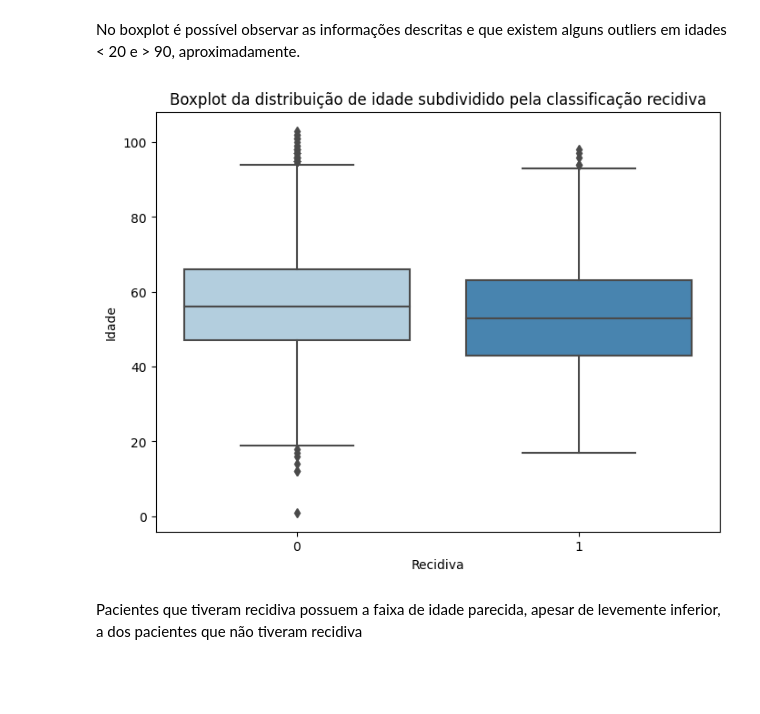
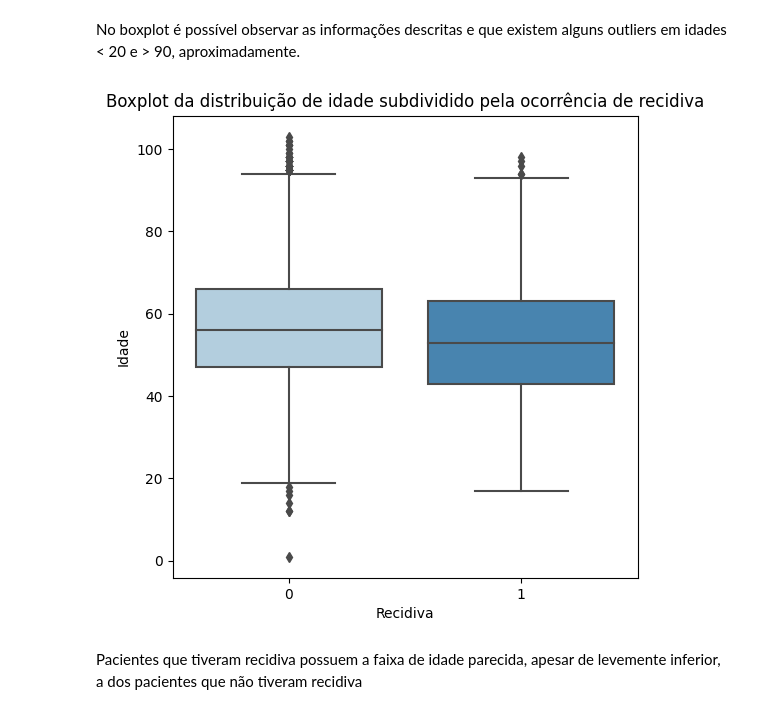
Before and after one commit to ailafelixa/ML-Model-Breast-Cancer-Recurrence, a Jupyter notebook: Breast_Cancer_Recurrence_Model.ipynb, the cells around one changed output. Saved outputs shown, nothing was run; the diff lists cells and outputs as text; code cells hidden in the pictures; blank space fills up the shorter version.

```diff
--- a/Breast_Cancer_Recurrence_Model.ipynb
+++ b/Breast_Cancer_Recurrence_Model.ipynb
@@ -554,18 +583,18 @@ plt.show()
 # %% [markdown]
 No boxplot é possível observar as informações descritas e que existem alguns outliers em idades < 20 e > 90, aproximadamente.
 # %%
-plt.figure(figsize=(8, 6))  # Set figure size
+plt.figure(figsize=(6, 6))  # Set figure size
 sns.boxplot(x='REC', y='IDADE', data=df, palette="Blues")
 
 # Add labels and title
 plt.xlabel('Recidiva')
 plt.ylabel('Idade')
-plt.title('Boxplot da distribuição de idade subdividido pela classificação recidiva')
+plt.title('Boxplot da distribuição de idade subdividido pela ocorrência de recidiva')
 
 # Show the plot
 plt.show()
 # %% [output]
-[figure, old version]
+[figure, new version]
 # %% [markdown]
 Pacientes que tiveram recidiva possuem a faixa de idade parecida, apesar de levemente inferior, a dos pacientes  que não tiveram recidiva
 # %%
```
Also changed, not shown: parts of 65 cells of this notebook.
